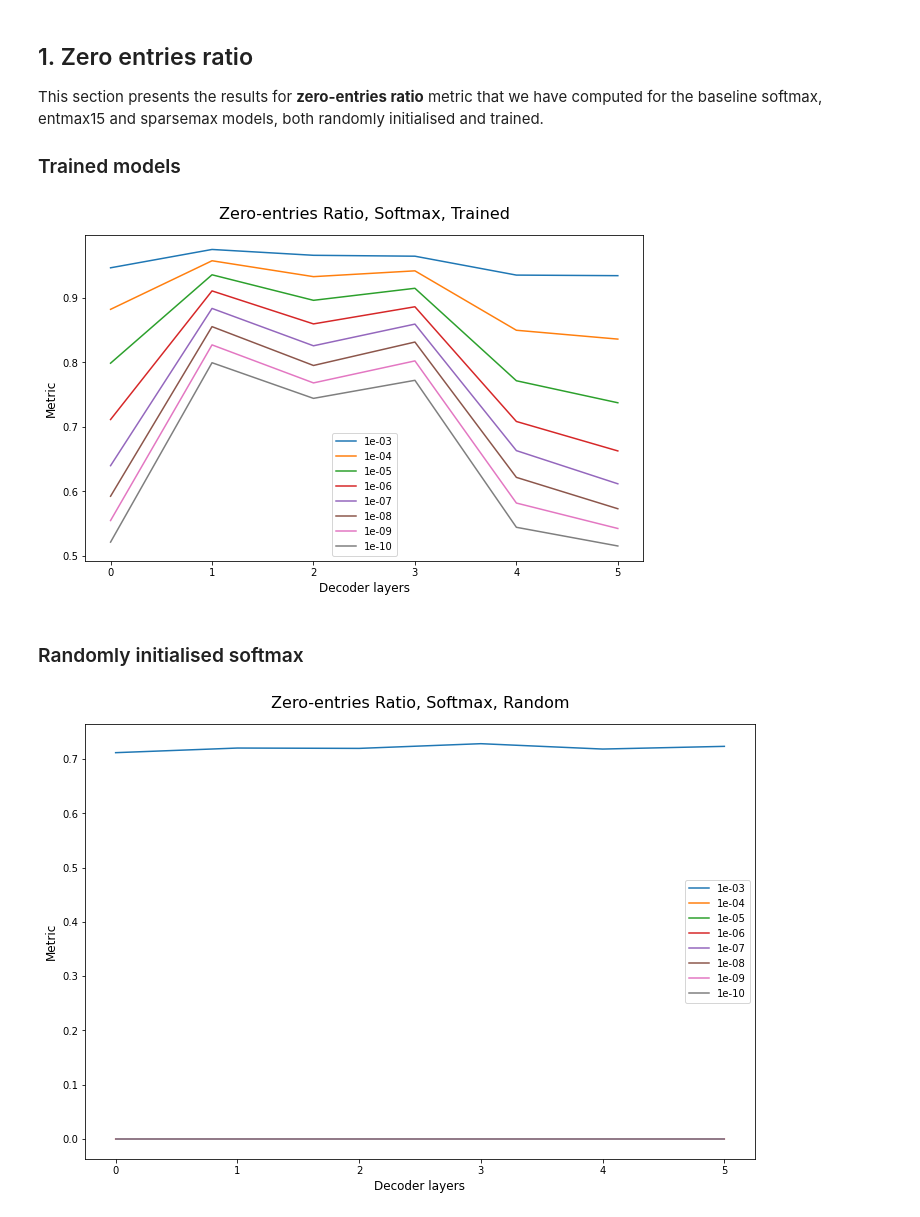
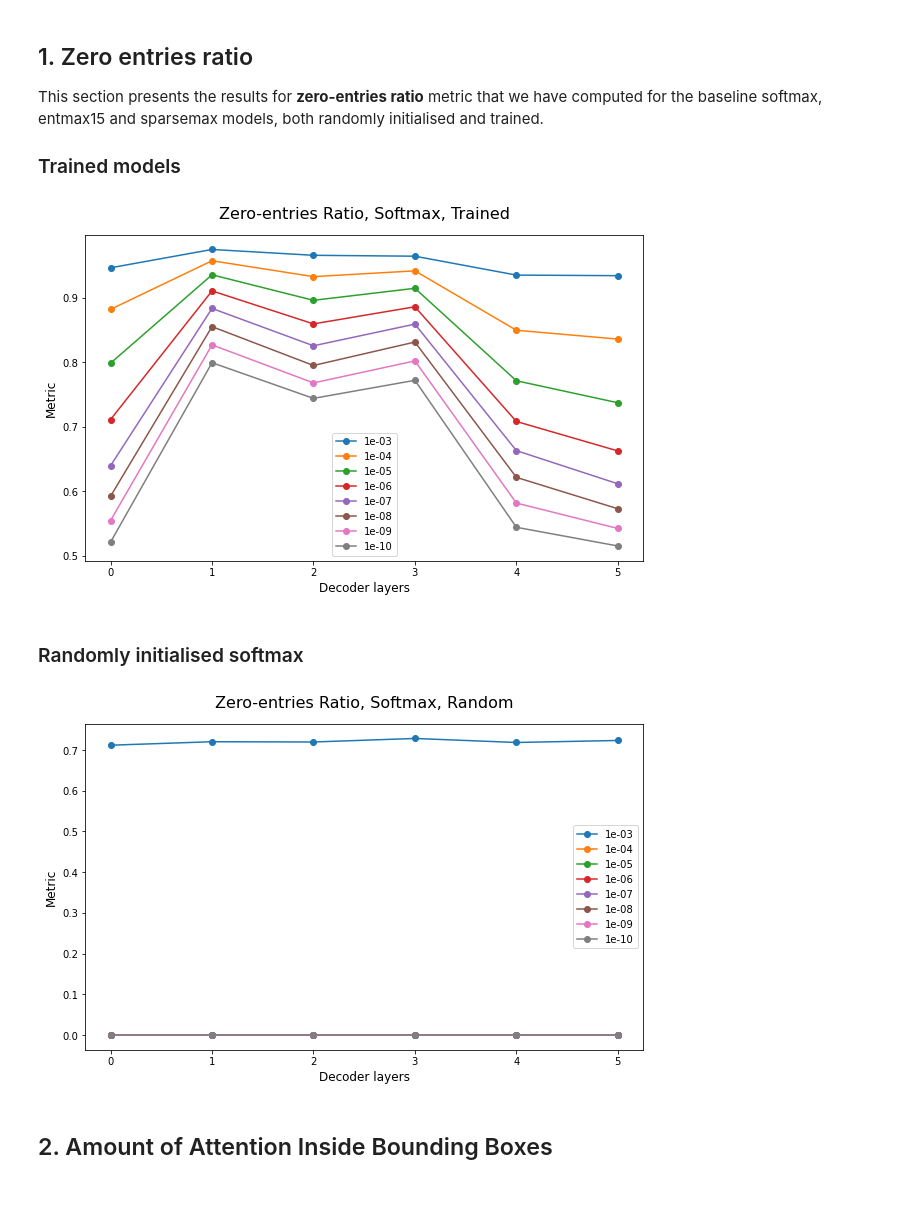
Before and after one commit to erikdao/sparse-detector, a Jupyter notebook: notebooks/val_metrics_analyses.ipynb, the cells around one changed output. Saved outputs shown, nothing was run; the diff lists cells and outputs as text; code cells hidden in the pictures.

Commit message:
Add: metric results for lts for softmax models

```diff
--- a/notebooks/val_metrics_analyses.ipynb
+++ b/notebooks/val_metrics_analyses.ipynb
@@ -39,42 +39,44 @@ for th in thresholds:
 fig, ax = plt.subplots(figsize=(10, 6))
 
 for item in data:
-    plt.plot(item['mean'], label=item['metric_threshold'])
+    plt.plot(item['mean'], label=item['metric_threshold'], marker='o')
 
 plt.legend()
 plt.xlabel("Decoder layers", fontsize=12)
 plt.ylabel("Metric", fontsize=12)
 
 plt.title("Zero-entries Ratio, Softmax, Trained", fontsize=16, pad=16)
-fig.savefig("./outputs/softmax-zeros_entries-trained.png", bbox_inches="tight")
+fig.savefig("./images/softmax-zeros_entries-trained.png", bbox_inches="tight")
 # %% [output]
-[figure, old version]
+[figure, new version]
 # %% [markdown]
 ### Randomly initialised softmax
 # %%
 data = []
 for th in thresholds:
     fname = root_dir / "temp" / f"softmax-zeros_ratio-{th}-random.pt"
 
     with open(fname, "rb") as f:
         in_data = torch.load(fname)
         item = {
             "metric_threshold": th,
             "mean": in_data['mean'],
             "std": in_data['std']
         }
         data.append(item)
 
-fig, ax = plt.subplots(figsize=(12, 8))
+fig, ax = plt.subplots(figsize=(10, 6))
 
 for item in data:
-    plt.plot(item['mean'], label=item['metric_threshold'])
+    plt.plot(item['mean'], label=item['metric_threshold'], marker='o')
 
 plt.legend()
 plt.xlabel("Decoder layers", fontsize=12)
 plt.ylabel("Metric", fontsize=12)
 
 plt.title("Zero-entries Ratio, Softmax, Random", fontsize=16, pad=16)
-fig.savefig("./outputs/softmax-zeros_entries-random.png", bbox_inches="tight")
+fig.savefig("./images/softmax-zeros_entries-random.png", bbox_inches="tight")
 # %% [output]
-[figure, old version]
+[figure, new version]
+# %% [markdown]
+## 2. Amount of Attention Inside Bounding Boxes
```
Also changed, not shown: 3 other files.
